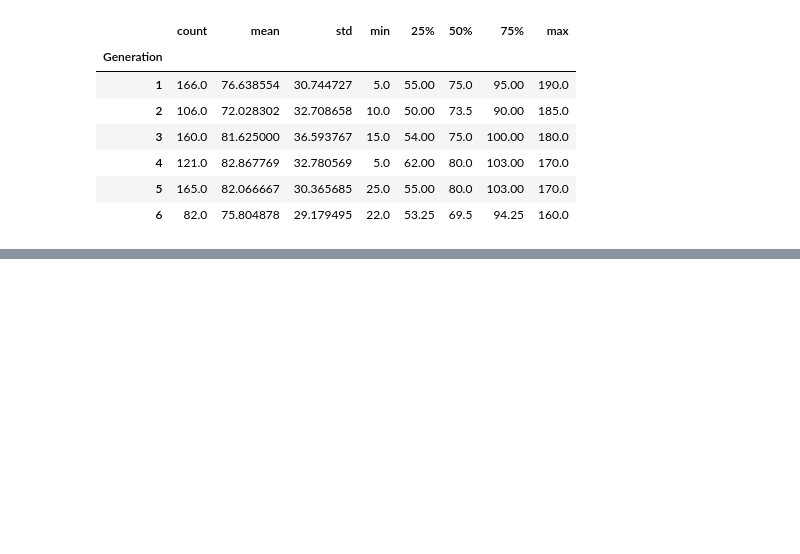
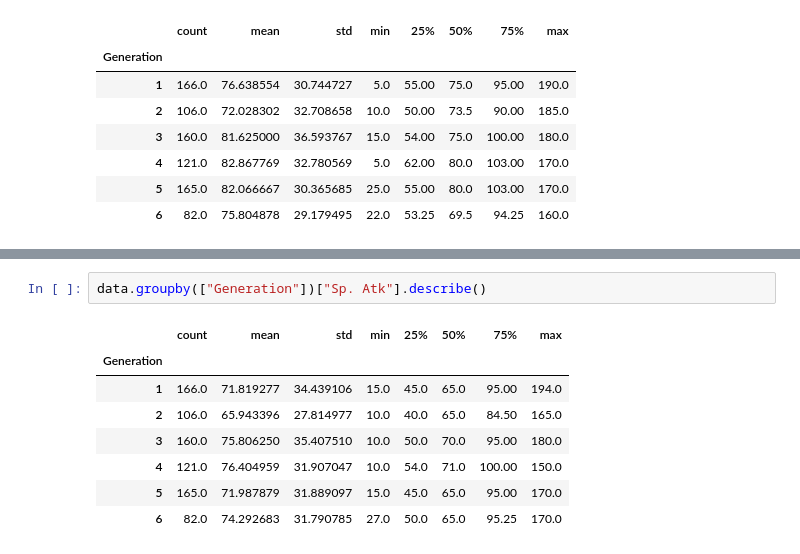
Before and after one commit to Hatulak/data-mining, a Jupyter notebook: ps1.ipynb, the cells around one changed output, grey strips where cells are left out. Drawn from its saved outputs; the diff is of its cells as text; blank space fills up the shorter version.

```diff
--- a/ps1.ipynb
+++ b/ps1.ipynb
@@ -293,0 +309,11 @@ data.groupby(["Generation"])["Defense"].describe()
+# %%
+data.groupby(["Generation"])["Sp. Atk"].describe()
+# %% [output]
+|  | count | mean | std | min | 25% | 50% | 75% | max |
+| Generation |  |  |  |  |  |  |  |  |
+| 1 | 166.0 | 71.819277 | 34.439106 | 15.0 | 45.0 | 65.0 | 95.00 | 194.0 |
+| 2 | 106.0 | 65.943396 | 27.814977 | 10.0 | 40.0 | 65.0 | 84.50 | 165.0 |
+| 3 | 160.0 | 75.806250 | 35.407510 | 10.0 | 50.0 | 70.0 | 95.00 | 180.0 |
+| 4 | 121.0 | 76.404959 | 31.907047 | 10.0 | 54.0 | 71.0 | 100.00 | 150.0 |
+| 5 | 165.0 | 71.987879 | 31.889097 | 15.0 | 45.0 | 65.0 | 95.00 | 170.0 |
+| 6 | 82.0 | 74.292683 | 31.790785 | 27.0 | 50.0 | 65.0 | 95.25 | 170.0 |
```
Also changed, not shown: parts of 7 cells of this notebook.
